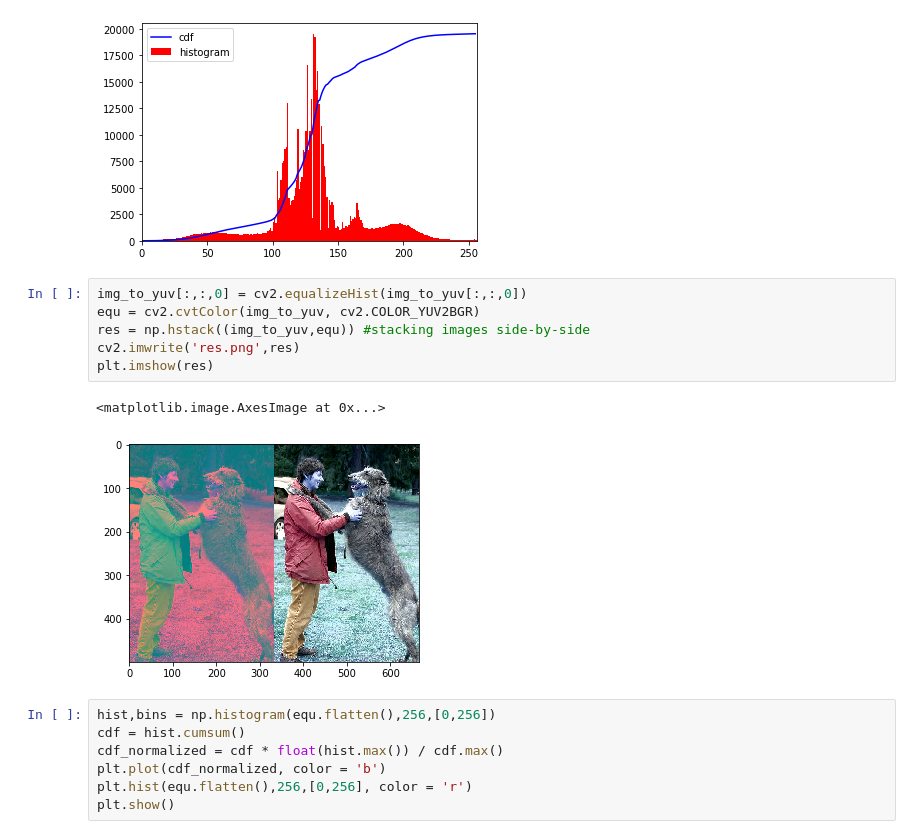
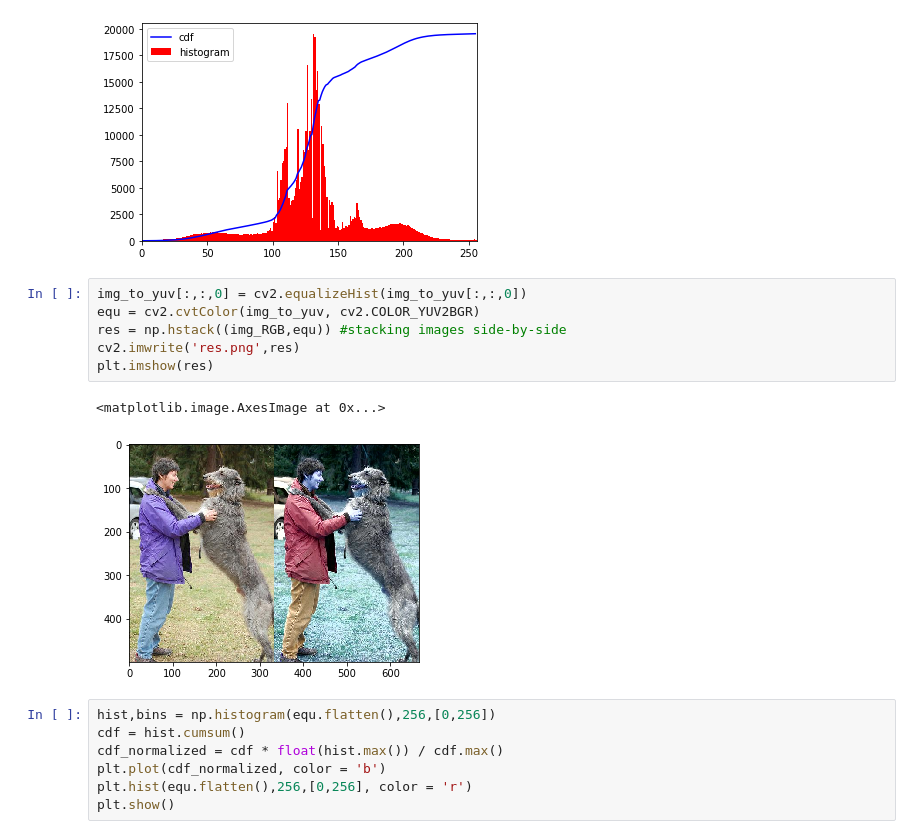
Before and after one commit to opsabarsec/Dog-pictures-classification-by-Deep-Learning, a Jupyter notebook: notebooks/Stanford_dogs_classifier_part1.ipynb, the cells around one changed output. Cells and saved outputs as stored; diff of their text form.

```diff
--- a/notebooks/Stanford_dogs_classifier_part1.ipynb
+++ b/notebooks/Stanford_dogs_classifier_part1.ipynb
@@ -153,12 +146,12 @@ plt.show()
 # %%
 img_to_yuv[:,:,0] = cv2.equalizeHist(img_to_yuv[:,:,0])
 equ = cv2.cvtColor(img_to_yuv, cv2.COLOR_YUV2BGR)
-res = np.hstack((img_to_yuv,equ)) #stacking images side-by-side
+res = np.hstack((img_RGB,equ)) #stacking images side-by-side
 cv2.imwrite('res.png',res)
 plt.imshow(res)
 # %% [output]
 <matplotlib.image.AxesImage at 0x...>
-[figure, old version]
+[figure, new version]
 # %%
 hist,bins = np.histogram(equ.flatten(),256,[0,256])
 cdf = hist.cumsum()
```
Also changed, not shown: parts of 17 cells of this notebook, 8 other files.
